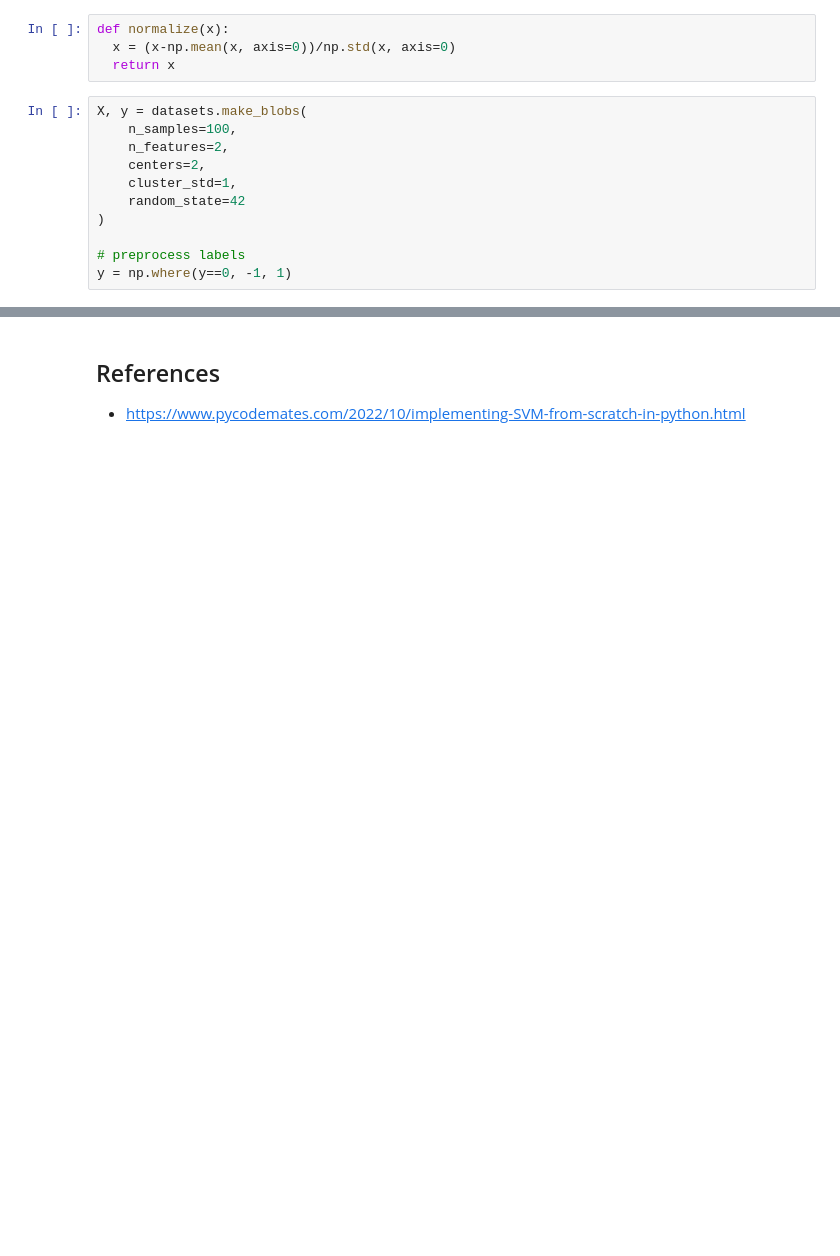
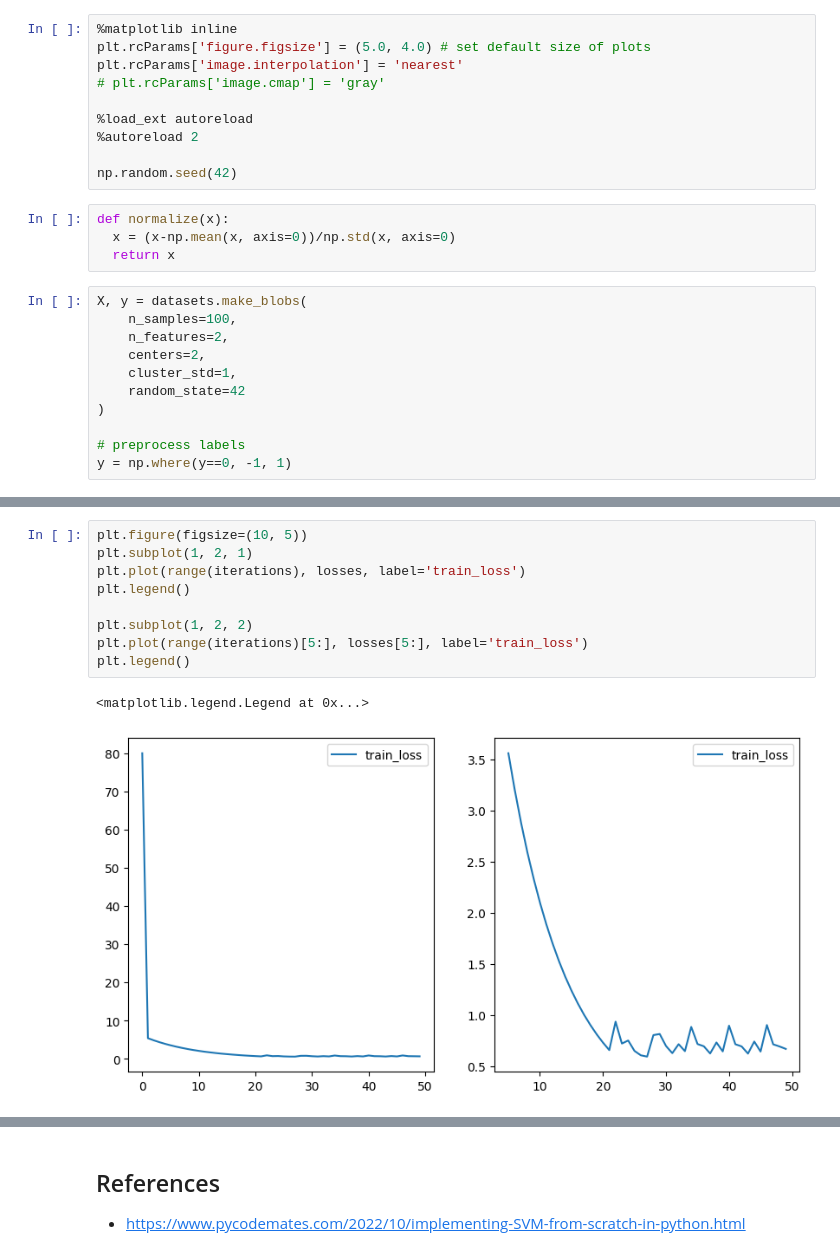
Before and after one commit to HJoonKwon/machine_learning_fundamentals, a Jupyter notebook: SupportVectorMachines.ipynb, the cells around one changed output, grey strips where cells are left out. Drawn from its saved outputs; the diff is of its cells as text; blank space fills up the shorter version.

```diff
--- a/SupportVectorMachines.ipynb
+++ b/SupportVectorMachines.ipynb
@@ -7,3 +10,13 @@ from sklearn.model_selection import train_test_split
+# %%
+%matplotlib inline
+plt.rcParams['figure.figsize'] = (5.0, 4.0) # set default size of plots
+plt.rcParams['image.interpolation'] = 'nearest'
+# plt.rcParams['image.cmap'] = 'gray'
+
+%load_ext autoreload
+%autoreload 2
+
+np.random.seed(42)
 # %%
 def normalize(x):
   x = (x-np.mean(x, axis=0))/np.std(x, axis=0)
@@ -113,3 +95,15 @@ tes accuracy: 1.0
+# %%
+plt.figure(figsize=(10, 5))
+plt.subplot(1, 2, 1)
+plt.plot(range(iterations), losses, label='train_loss')
+plt.legend()
+
+plt.subplot(1, 2, 2)
+plt.plot(range(iterations)[5:], losses[5:], label='train_loss')
+plt.legend()
+# %% [output]
+<matplotlib.legend.Legend at 0x...>
+[figure, added]
 # %%
 import matplotlib.pyplot as plt
 
```
Also changed, not shown: parts of 7 cells of this notebook.
